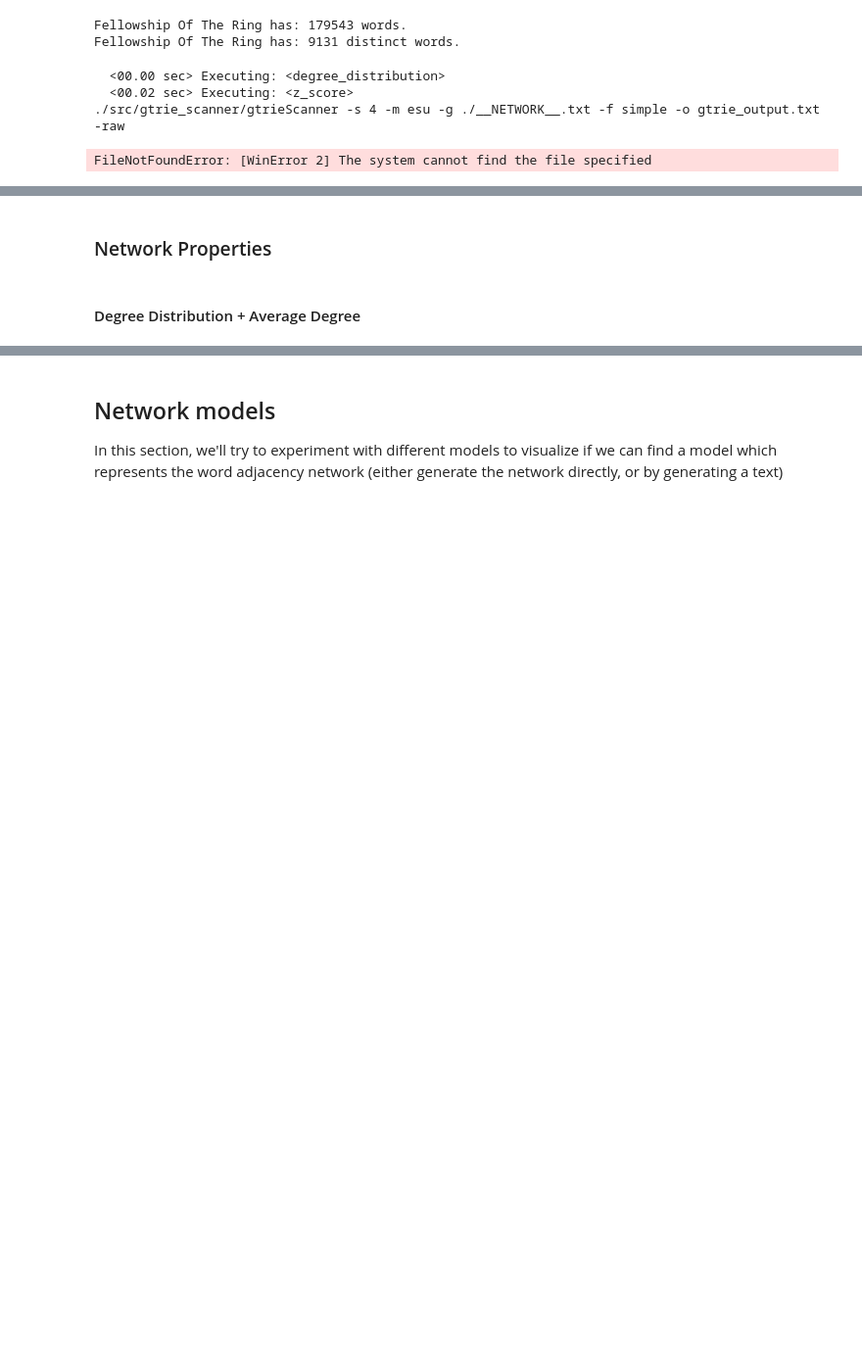
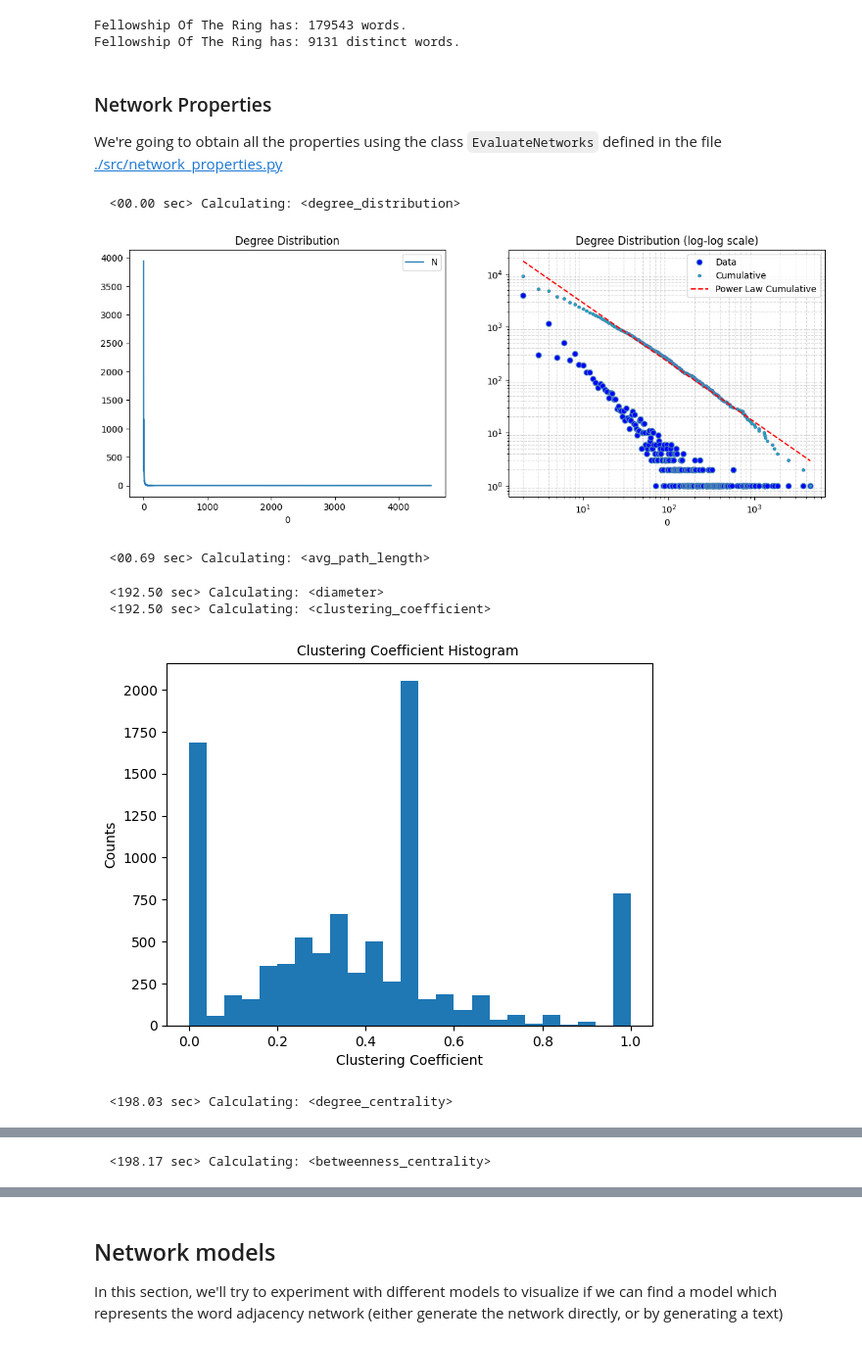
Before and after one commit to haylibi/network_science-word_analysis, a Jupyter notebook: notebook.ipynb, the cells around one changed output, grey strips where cells are left out. Shown at 98% size. Drawn from its saved outputs; the diff is of its cells as text; code cells hidden in the pictures; blank space fills up the shorter version.

Commit message:
corrected graphics plotted, deleted separate section for analyzing graphs

```diff
--- a/notebook.ipynb
+++ b/notebook.ipynb
@@ -65,13 +65,13 @@ from src.network_properties import EvaluateNetworks
 
 evaluations = [
     'degree_distribution',
-    # 'avg_path_length',
-    # 'diameter',
-    # 'clustering_coefficient',
-    'z_score',
+    'avg_path_length',
+    'diameter',
+    'clustering_coefficient',
+    # 'z_score',
     'degree_centrality',
-    # 'betweeness_centrality',
-    # 'shortest_path_distribution',
+    'betweenness_centrality',
+    'shortest_path_distribution',
 ]
 # %% [markdown]
 ## Understanding Real Network Example
@@ -99,12 +99,20 @@ real_network = get_network(giga_phrase, weighted=False)
 # %% [output]
 Fellowship Of The Ring has: 179543 words.
 Fellowship Of The Ring has: 9131 distinct words.
+# %% [markdown]
+### Network Properties
+
+We're going to obtain all the properties using the class `EvaluateNetworks` defined in the file [./src/network_properties.py](./src/network_properties.py)
 # %%
 real = EvaluateNetworks(real_network, evaluations=evaluations)
 
-real.evaluate(plots=True, prints=False, betweenness_k=5000) # For betweenness centrality we're only using about 55% of nodes to speed up the process
+# For betweenness centrality we're only using about 30% of nodes to speed up the process (by our tests, this gives very good approximation)
+real.evaluate(plots=True, prints=False, betweenness_k=3000)
 # %% [output]
-  <00.00 sec> Executing: <degree_distribution>
-  <00.02 sec> Executing: <z_score>
-./src/gtrie_scanner/gtrieScanner -s 4 -m esu -g ./__NETWORK__.txt -f simple -o gtrie_output.txt -raw
+  <00.00 sec> Calculating: <degree_distribution>
+[figure, added]
-FileNotFoundError: [WinError 2] The system cannot find the file specified
+  <00.69 sec> Calculating: <avg_path_length>
+  <192.50 sec> Calculating: <diameter>
+  <192.50 sec> Calculating: <clustering_coefficient>
+[figure, added]
+  <198.03 sec> Calculating: <degree_centrality>
@@ -111,4 +120 @@ FileNotFoundError: [WinError 2] The system cannot find the file specified
+  <198.17 sec> Calculating: <betweenness_centrality>
-# %% [markdown]
-### Network Properties
-# %% [markdown]
-#### Degree Distribution + Average Degree
```
Also changed, not shown: parts of 15 cells of this notebook, 1 other file.
